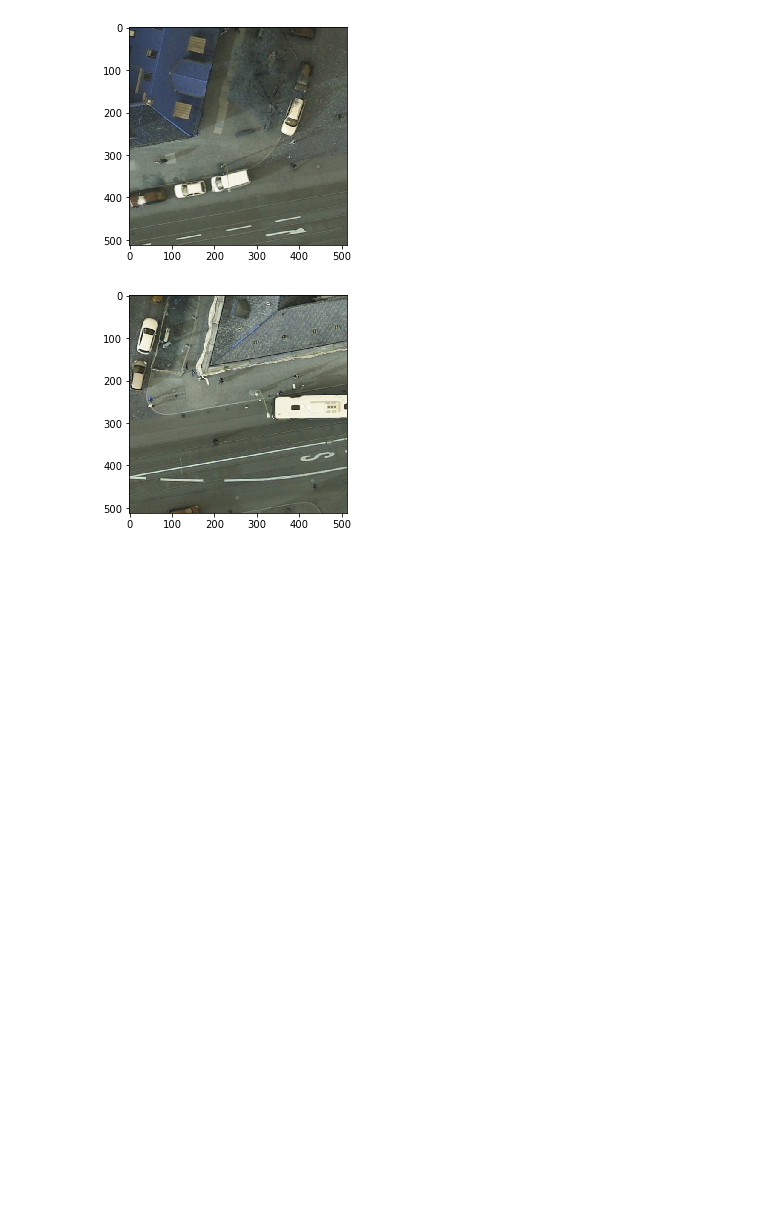
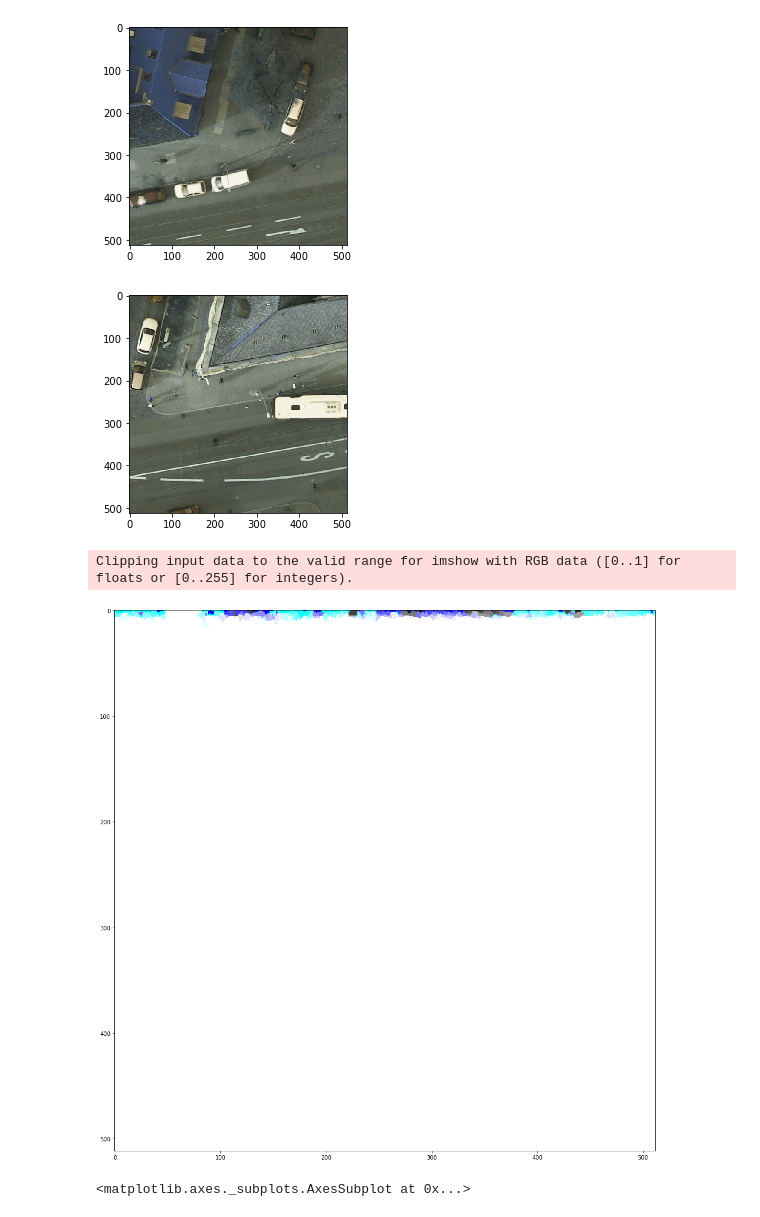
Before and after one commit to aspenmanning/learn_python, a Jupyter notebook: Assignment_093019.ipynb, the cells around one changed output. Cells and saved outputs as stored; diff of their text form; code cells hidden in the pictures; blank space fills up the shorter version.

```diff
--- a/Assignment_093019.ipynb
+++ b/Assignment_093019.ipynb
@@ -26,3 +26,7 @@ for i in range(x_corner, x_corner + x_inc +1, x_inc):
 # %% [output]
 [figure]
 [figure]
+# %%
+#Watershed segmentation
+
+ws = watershed(win)
@@ -28,0 +54,9 @@ for i in range(x_corner, x_corner + x_inc +1, x_inc):
+# %%
+from matplotlib import pyplot
+
+fig = pyplot.subplots(1, 1, figsize=(18,18))
+show(ws)
+# %% [output]
+Clipping input data to the valid range for imshow with RGB data ([0..1] for floats or [0..255] for integers).
+[figure, added]
+<matplotlib.axes._subplots.AxesSubplot at 0x...>
```
Also changed, not shown: parts of 5 cells of this notebook.
